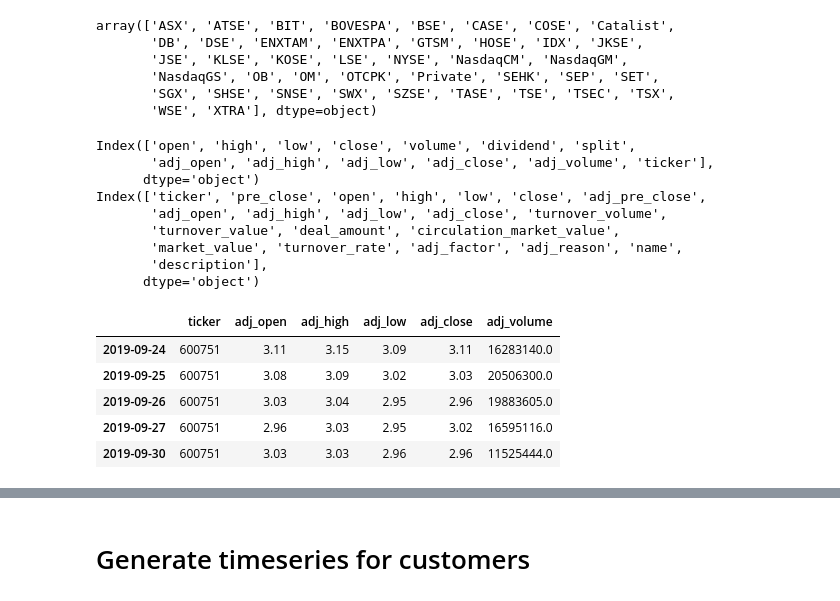
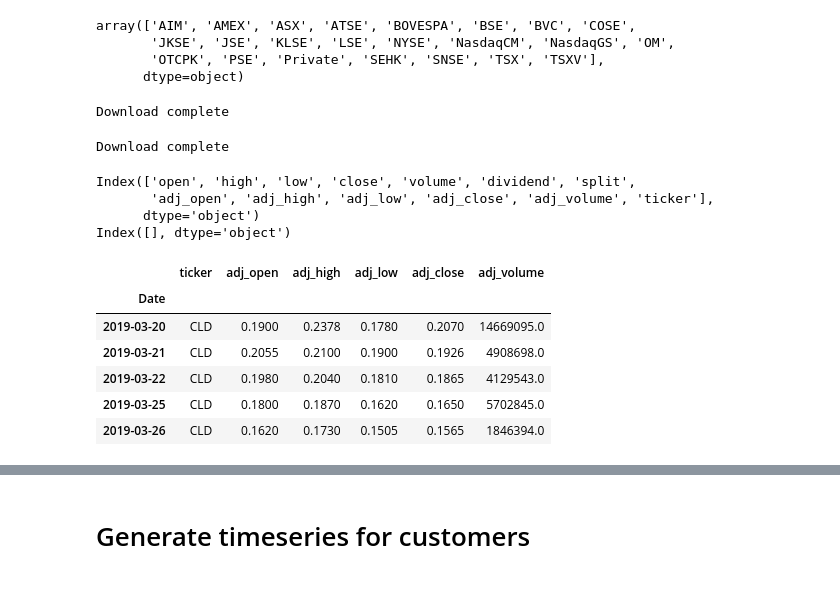
Before and after one commit to ajmal017/algothon2019-1, a Jupyter notebook: supply_chain.ipynb, the cells around one changed output, grey strips where cells are left out. Saved outputs shown, nothing was run; the diff lists cells and outputs as text; code cells hidden in the pictures.

```diff
--- a/supply_chain.ipynb
+++ b/supply_chain.ipynb
@@ -12,5 +13,5 @@ quandl.ApiConfig.api_key = 'VxZss34XgZXejjDqgZJr'
 # %%
-ticker = 'AAPL'
+ticker = 'CAT'
 us_exchanges = ['NYSE','NasdaqGS','NasdaqCM','NasdaqGM']
 ch_exchanges = ['SHSE', 'SZSE']
 
@@ -35,12 +36,10 @@ china_stocks = customer_list[customer_list['customer_exchange'].isin(ch_exchange
 # Exchanges
 np.unique(customer_list['customer_exchange'])
 # %% [output]
-array(['ASX', 'ATSE', 'BIT', 'BOVESPA', 'BSE', 'CASE', 'COSE', 'Catalist',
-       'DB', 'DSE', 'ENXTAM', 'ENXTPA', 'GTSM', 'HOSE', 'IDX', 'JKSE',
-       'JSE', 'KLSE', 'KOSE', 'LSE', 'NYSE', 'NasdaqCM', 'NasdaqGM',
-       'NasdaqGS', 'OB', 'OM', 'OTCPK', 'Private', 'SEHK', 'SEP', 'SET',
-       'SGX', 'SHSE', 'SNSE', 'SWX', 'SZSE', 'TASE', 'TSE', 'TSEC', 'TSX',
-       'WSE', 'XTRA'], dtype=object)
+array(['AIM', 'AMEX', 'ASX', 'ATSE', 'BOVESPA', 'BSE', 'BVC', 'COSE',
+       'JKSE', 'JSE', 'KLSE', 'LSE', 'NYSE', 'NasdaqCM', 'NasdaqGS', 'OM',
+       'OTCPK', 'PSE', 'Private', 'SEHK', 'SNSE', 'TSX', 'TSXV'],
+      dtype=object)
 # %%
 # Download company and customer data
 if (os.path.exists("data/{}_prices.csv".format(ticker))):
@@ -56,12 +55,16 @@ else :
         print("Downloading {}...".format(row['customer_ticker']))
         try:
             curr_download = quandl.get('EOD/{}'.format(row['customer_ticker']))
+            curr_download['ticker'] = row['customer_ticker']
             price_arr = price_arr.append(curr_download)
 
         except:
             print("Error in downloading {}, {}!".format(row['customer_ticker'], row['customer_exchange']))
     price_arr.columns = [x.lower() for x in price_arr.columns]
     price_arr.to_csv("data/{}_prices.csv".format(ticker))
+print("Download complete")
+# %% [output]
+Download complete
 # %%
 # Download China data
 if (os.path.exists("data/{}_ch_prices.csv".format(ticker))):
@@ -79,8 +82,11 @@ else :
             print("Error in downloading {}, {}!".format(row['customer_ticker'], row['customer_exchange']))
 
     price_china.columns = [x.lower() for x in price_china.columns]
-    price_china = price_china.set_index('date')
+    #price_china = price_china.set_index('date')
     price_china.to_csv("data/{}_ch_prices.csv".format(ticker))
+print("Download complete")
+# %% [output]
+Download complete
 # %%
 print(price_arr.columns)
 print(price_china.columns)
@@ -88,26 +94,23 @@ print(price_china.columns)
 Index(['open', 'high', 'low', 'close', 'volume', 'dividend', 'split',
        'adj_open', 'adj_high', 'adj_low', 'adj_close', 'adj_volume', 'ticker'],
       dtype='object')
-Index(['ticker', 'pre_close', 'open', 'high', 'low', 'close', 'adj_pre_close',
-       'adj_open', 'adj_high', 'adj_low', 'adj_close', 'turnover_volume',
-       'turnover_value', 'deal_amount', 'circulation_market_value',
-       'market_value', 'turnover_rate', 'adj_factor', 'adj_reason', 'name',
-       'description'],
-      dtype='object')
+Index([], dtype='object')
 # %%
 # Combine US and China
 price_arr = price_arr[['ticker', 'adj_open', 'adj_high','adj_low','adj_close','adj_volume']]
-price_china = price_china[['ticker', 'adj_open', 'adj_high','adj_low','adj_close','turnover_volume']]
+if len(price_china) > 0:
+    price_china = price_china[['ticker', 'adj_open', 'adj_high','adj_low','adj_close','turnover_volume']]
 
-price_china.columns = ['ticker', 'adj_open', 'adj_high','adj_low','adj_close','adj_volume']
-price_arr = price_arr.append(price_china)
+    price_china.columns = ['ticker', 'adj_open', 'adj_high','adj_low','adj_close','adj_volume']
+    price_arr = price_arr.append(price_china)
 price_arr.tail()
 # %% [output]
 |  | ticker | adj_open | adj_high | adj_low | adj_close | adj_volume |
-| 2019-09-24 | 600751 | 3.11 | 3.15 | 3.09 | 3.11 | 16283140.0 |
-| 2019-09-25 | 600751 | 3.08 | 3.09 | 3.02 | 3.03 | 20506300.0 |
-| 2019-09-26 | 600751 | 3.03 | 3.04 | 2.95 | 2.96 | 19883605.0 |
-| 2019-09-27 | 600751 | 2.96 | 3.03 | 2.95 | 3.02 | 16595116.0 |
-| 2019-09-30 | 600751 | 3.03 | 3.03 | 2.96 | 2.96 | 11525444.0 |
+| Date |  |  |  |  |  |  |
+| 2019-03-20 | CLD | 0.1900 | 0.2378 | 0.1780 | 0.2070 | 14669095.0 |
+| 2019-03-21 | CLD | 0.2055 | 0.2100 | 0.1900 | 0.1926 | 4908698.0 |
+| 2019-03-22 | CLD | 0.1980 | 0.2040 | 0.1810 | 0.1865 | 4129543.0 |
+| 2019-03-25 | CLD | 0.1800 | 0.1870 | 0.1620 | 0.1650 | 5702845.0 |
+| 2019-03-26 | CLD | 0.1620 | 0.1730 | 0.1505 | 0.1565 | 1846394.0 |
 # %%
 # Calculate returns
```
Also changed, not shown: parts of 20 cells of this notebook, 1 other file.
